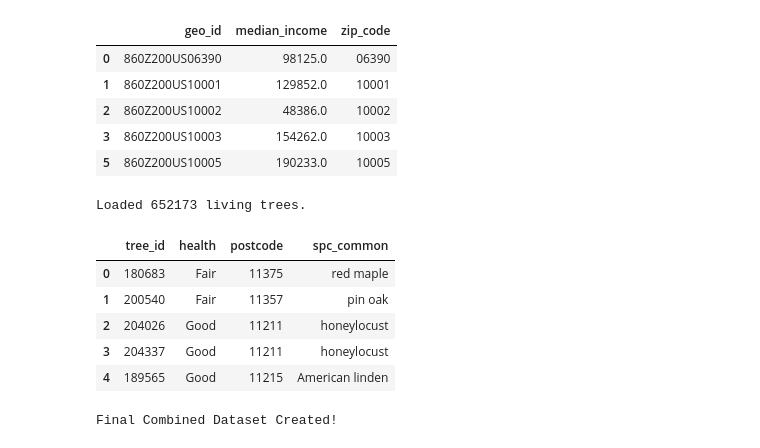
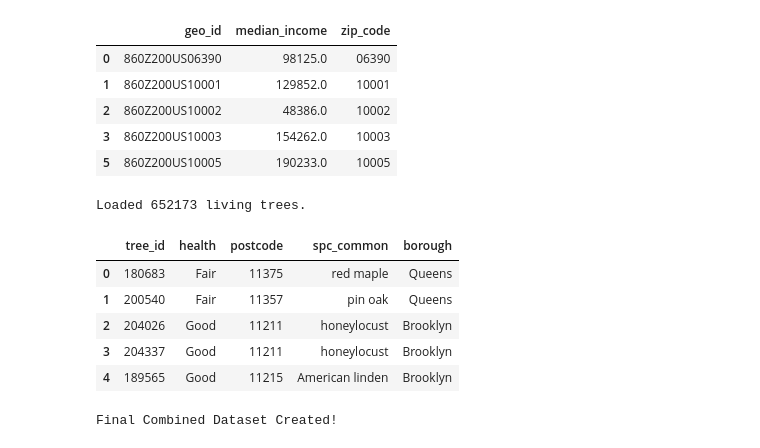
Before and after one commit to nyevy/urban-canopy-data-mining, a Jupyter notebook: exploration.ipynb, the cells around one changed output. Saved outputs shown, nothing was run; the diff lists cells and outputs as text; code cells hidden in the pictures.

```diff
--- a/exploration.ipynb
+++ b/exploration.ipynb
@@ -41,26 +41,26 @@ Loaded income data for 1617 Zip Codes.
 # %%
 # Load the tree data (You can start with 2nd parameter nrows=10000 to test, then remove nrows later)
 trees_df = pd.read_csv('data/2015_Street_Tree_Census_-_Tree_Data_20260315.csv')
 
 # 1. Filter to only 'Alive' trees (we can't measure the health of a stump)
 trees_df = trees_df[trees_df['status'] == 'Alive']
 
 # 2. Keep only the relevant columns
-trees_df = trees_df[['tree_id', 'health', 'postcode', 'spc_common']]
+trees_df = trees_df[['tree_id', 'health', 'postcode', 'spc_common', 'borough']]
 
 # 3. Ensure Zip Code (postcode) is a string to match the income data
-trees_df['postcode'] = trees_df['postcode'].astype(int).astype(str)
+trees_df['postcode'] = trees_df['postcode'].astype(str)
 
 print(f"Loaded {len(trees_df)} living trees.")
 trees_df.head()
 # %% [output]
 Loaded 652173 living trees.
-|  | tree_id | health | postcode | spc_common |
-| 0 | 180683 | Fair | 11375 | red maple |
-| 1 | 200540 | Fair | 11357 | pin oak |
-| 2 | 204026 | Good | 11211 | honeylocust |
-| 3 | 204337 | Good | 11211 | honeylocust |
-| 4 | 189565 | Good | 11215 | American linden |
+|  | tree_id | health | postcode | spc_common | borough |
+| 0 | 180683 | Fair | 11375 | red maple | Queens |
+| 1 | 200540 | Fair | 11357 | pin oak | Queens |
+| 2 | 204026 | Good | 11211 | honeylocust | Brooklyn |
+| 3 | 204337 | Good | 11211 | honeylocust | Brooklyn |
+| 4 | 189565 | Good | 11215 | American linden | Brooklyn |
 # %%
 # 1. Count how many trees are in each Zip Code
 tree_counts = trees_df.groupby('postcode')['tree_id'].count().reset_index()
```
Also changed, not shown: parts of 8 cells of this notebook.
